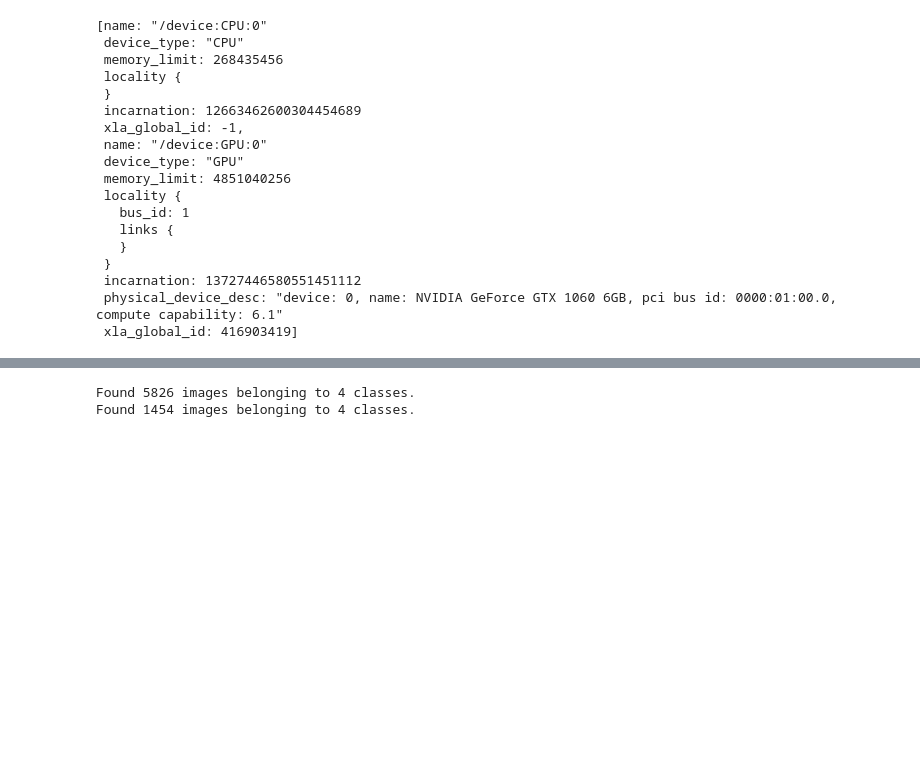
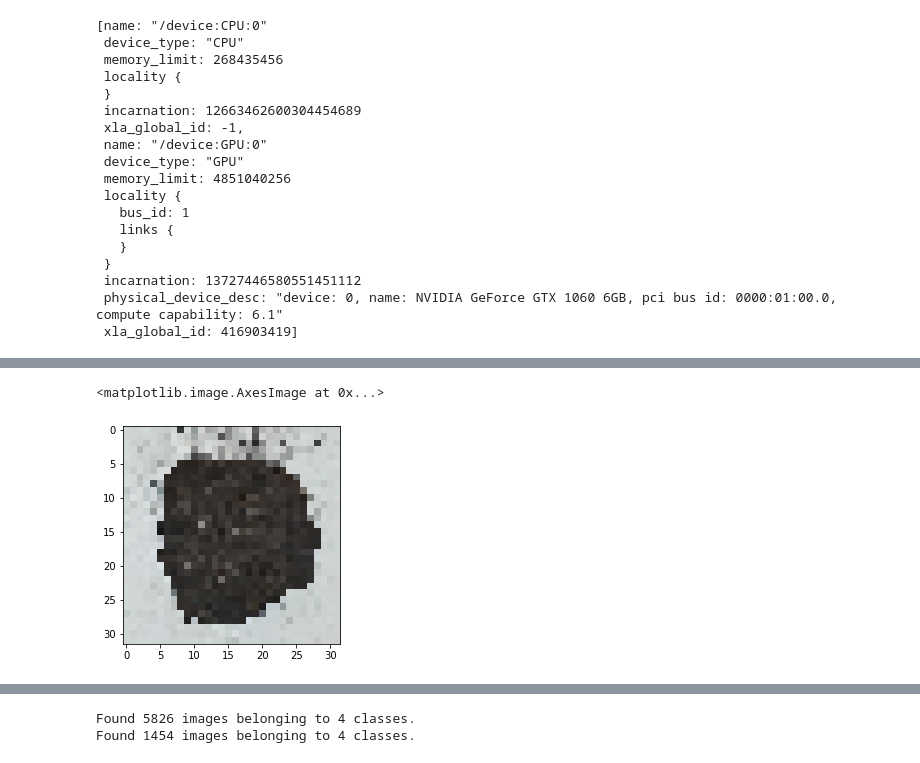
Before and after one commit to hykhhijk/Rock-classifier, a Jupyter notebook: Parameter_search, k-fold.ipynb, the cells around one changed output, grey strips where cells are left out. Drawn from its saved outputs; the diff is of its cells as text; code cells hidden in the pictures; blank space fills up the shorter version.

```diff
--- a/Parameter_search, k-fold.ipynb
+++ b/Parameter_search, k-fold.ipynb
@@ -119,0 +60,5 @@ img = cv2.rotate(X[0], cv2.ROTATE_180)
+# %%
+plt.imshow(X[200])
+# %% [output]
+<matplotlib.image.AxesImage at 0x...>
+[figure, added]
```
Also changed, not shown: parts of 25 cells of this notebook, 3 other files.
